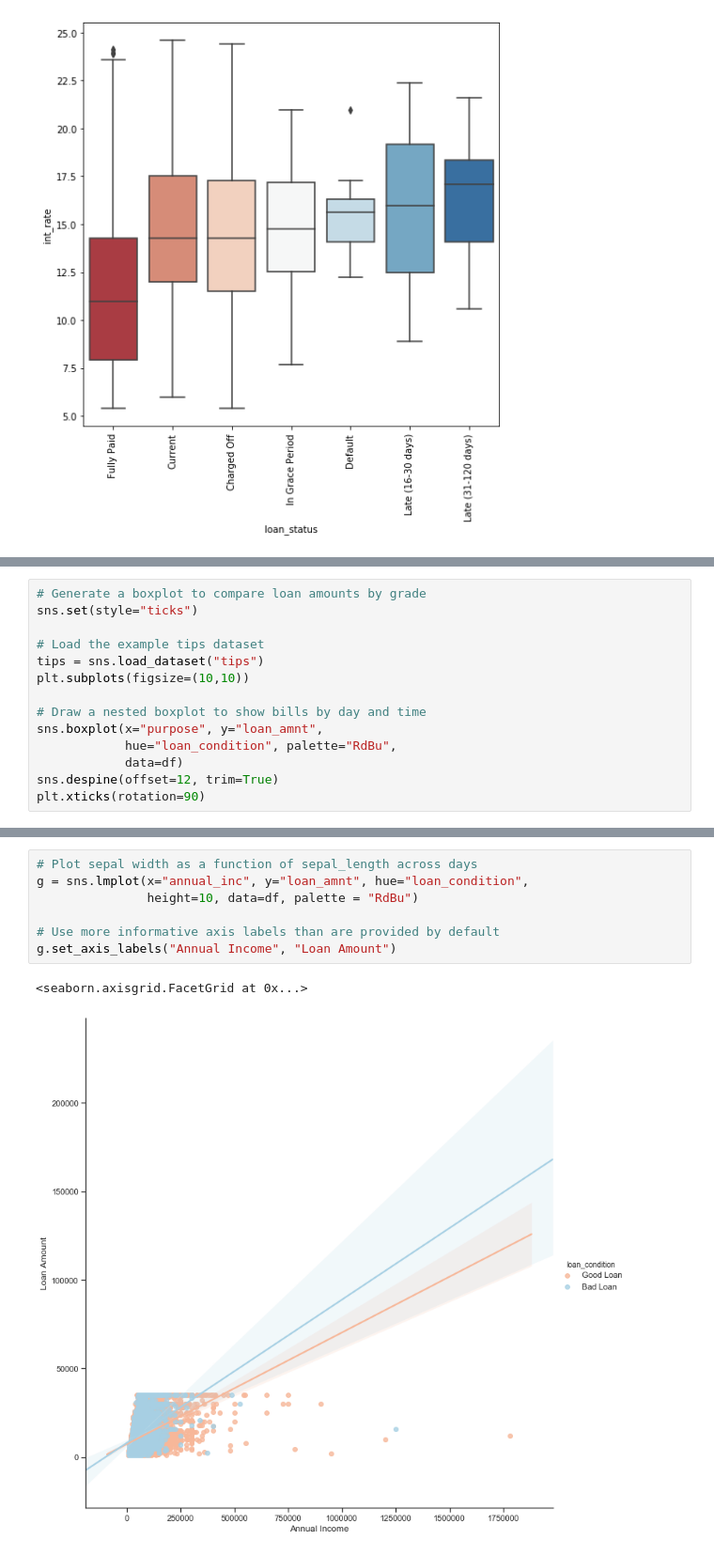
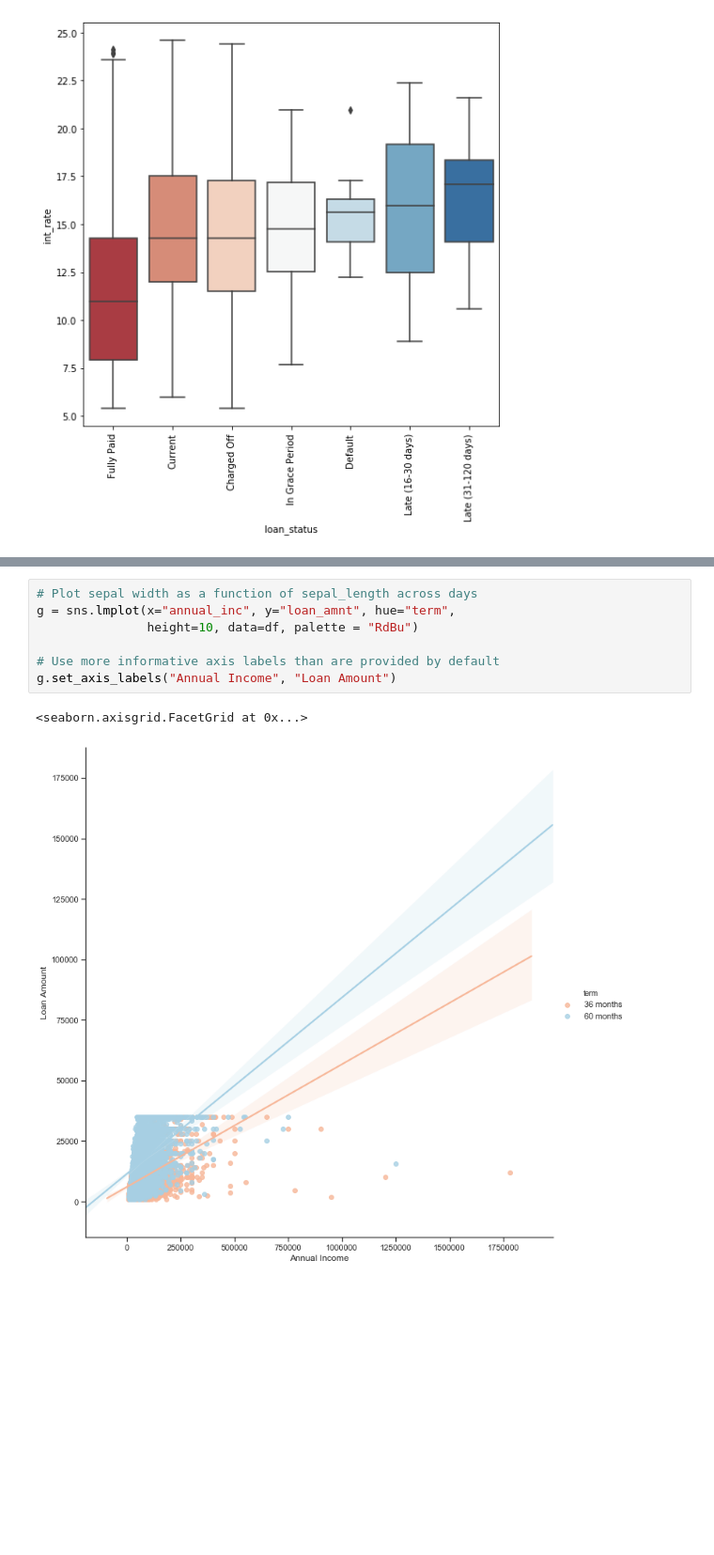
Before and after one commit to nukemecha/Project3, a Jupyter notebook: Meg/ex_analysis.ipynb, the cells around one changed output, grey strips where cells are left out. Shown at 94% size. Cells and saved outputs as stored; diff of their text form; blank space fills up the shorter version.

```diff
--- a/Meg/ex_analysis.ipynb
+++ b/Meg/ex_analysis.ipynb
@@ -297,14 +321,0 @@ sns.boxplot(x="home_ownership", y="loan_amnt",
-# %%
-# Generate a boxplot to compare loan amounts by grade
-sns.set(style="ticks")
-
-# Load the example tips dataset
-tips = sns.load_dataset("tips")
-plt.subplots(figsize=(10,10))
-
-# Draw a nested boxplot to show bills by day and time
-sns.boxplot(x="purpose", y="loan_amnt",
-            hue="loan_condition", palette="RdBu",
-            data=df)
-sns.despine(offset=12, trim=True)
-plt.xticks(rotation=90)
@@ -325,10 +335,10 @@ cross_df["G"].plot(kind = "bar", color = "#31399B")
 # %%
 # Plot sepal width as a function of sepal_length across days
-g = sns.lmplot(x="annual_inc", y="loan_amnt", hue="loan_condition",
+g = sns.lmplot(x="annual_inc", y="loan_amnt", hue="term",
                height=10, data=df, palette = "RdBu")
 
 # Use more informative axis labels than are provided by default
 g.set_axis_labels("Annual Income", "Loan Amount")
 # %% [output]
 <seaborn.axisgrid.FacetGrid at 0x...>
-[figure, old version]
+[figure, new version]
```
Also changed, not shown: parts of 11 cells of this notebook.
